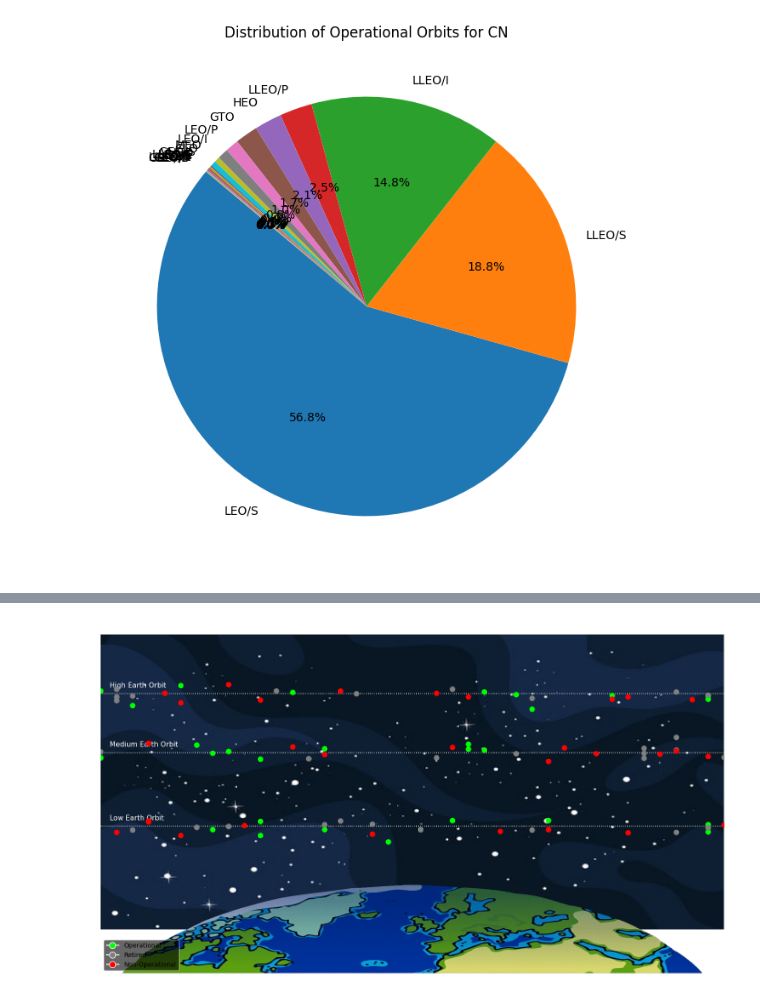
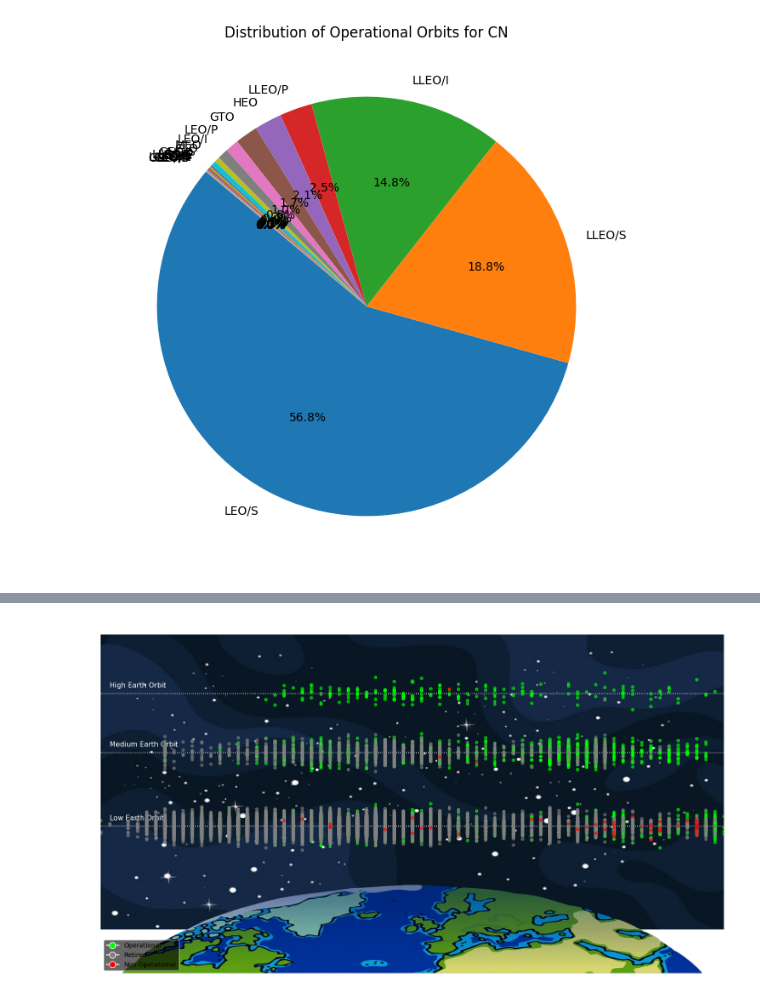
Before and after one commit to nourfahmy2003/Data-Science-project, a Jupyter notebook: ProjectFinale.ipynb, the cells around one changed output, grey strips where cells are left out. Drawn from its saved outputs; the diff is of its cells as text; code cells hidden in the pictures.

```diff
--- a/ProjectFinale.ipynb
+++ b/ProjectFinale.ipynb
@@ -183,48 +272,98 @@ plt.show()
 # %%
+import pandas as pd
 import matplotlib.pyplot as plt
 import matplotlib.image as mpimg
 import numpy as np
-import os
 
-# Load images
-space_bg = mpimg.imread("space_background.jpg")  # Must be widescreen-ish
-earth_img = mpimg.imread("earth_half.png")       # Bottom half of Earth
+# Load and clean data
+df = pd.read_csv("satcat.tsv", sep='\t', low_memory=False)
+df = df.dropna(subset=["Perigee", "Apogee", "LDate", "Status"])
 
-# Setup
+df["Perigee"] = pd.to_numeric(df["Perigee"], errors="coerce")
+df["Apogee"] = pd.to_numeric(df["Apogee"], errors="coerce")
+df["LaunchYear"] = pd.to_datetime(df["LDate"], errors="coerce").dt.year
+df = df.dropna(subset=["LaunchYear"])
+df["AvgOrbit"] = (df["Perigee"] + df["Apogee"]) / 2
+
+def classify_orbit(alt):
+    if alt < 2000:
+        return "Low Earth Orbit"
+    elif alt < 35786:
+        return "Medium Earth Orbit"
+    else:
+        return "High Earth Orbit"
+
+df["OrbitType"] = df["AvgOrbit"].apply(classify_orbit)
+
+def clean_status(s):
+    if not isinstance(s, str):
+        return "Unknown"
+    s = s.strip().upper()
+    if s in ['O', 'AO', 'OX']: return "Operational"
+    elif s in ['R', 'AR', 'R?']: return "Retired"
+    elif s in ['D', 'DK', 'DSO', 'DSA']: return "Deorbited"
+    elif s in ['E', 'ERR']: return "Destroyed"
+    elif s in ['L', 'L?']: return "Lost"
+    elif s in ['N', 'C', 'TFR']: return "Non-Operational"
+    elif s in ['REL', 'ATT', 'EVA DP']: return "Deployed"
+    elif s in ['GRP']: return "Grouped"
+    elif s in ['-']: return "Unknown"
+    else: return "Other"
+
+df["StatusClean"] = df["Status"].apply(clean_status)
+
+# --- Filter for only RU, USA, CHN (with optional SU merge)
+merge_su_ru = True
+df["State"] = df["State"].str.strip()
+if merge_su_ru:
+    df["State"] = df["State"].replace({"SU": "RU"})
+
+df_filtered = df[df["State"].isin(["USA", "CHN", "RU"])]
+
+# Show counts
+print("Filtered Countries (USA, China, Russia):")
+print(df_filtered["State"].value_counts())
+print()
+
+print("Top 5 Countries by Satellite Count:")
+print(df["State"].value_counts().head(5))
+print()
+
+# --- Visualization ---
+space_bg = mpimg.imread("space_background.jpg")
+earth_img = mpimg.imread("earth_half.png")
+
 fig, ax = plt.subplots(figsize=(14, 8))
-
-# Display starry background
 ax.imshow(space_bg, extent=[1957, 2025, 0, 10], aspect='auto')
-
-# Place Earth at the bottom
 ax.imshow(earth_img, extent=[1957, 2025, -1.5, 1.5], aspect='auto', zorder=3)
 
-# Orbit Bands
+# Orbit bands
 orbits = {
     'Low Earth Orbit': 3.5,
     'Medium Earth Orbit': 6,
     'High Earth Orbit': 8
 }
 for name, y in orbits.items():
-    ax.hlines(y, xmin=1957, xmax=2025, color='white', linestyle='dotted', linewidth=1.2)
+    ax.hlines(y, 1957, 2025, color='white', linestyle='dotted', linewidth=1.2)
     ax.text(1958, y + 0.2, name, color='white', fontsize=11)
 
-# Generate random satellite positions (for illustration)
-np.random.seed(42)
-years = np.linspace(1957, 2025, 40)
+# Satellite scatter
 sat_types = ['Operational', 'Retired', 'Non-Operational']
 colors = {'Operational': 'lime', 'Retired': 'grey', 'Non-Operational': 'red'}
 
 for orbit_name, y_base in orbits.items():
+    orbit_df = df_filtered[df_filtered["OrbitType"] == orbit_name]
     for sat_type in sat_types:
-        x_vals = np.random.choice(years, 10)
-        y_vals = y_base + np.random.normal(0, 0.2, size=10)
-        ax.scatter(x_vals, y_vals, color=colors[sat_type], s=60, label=sat_type if orbit_name == 'Low Earth Orbit' else "", zorder=4)
+        sat_df = orbit_df[orbit_df["StatusClean"] == sat_type]
+        x_vals = sat_df["LaunchYear"].values
+        y_vals = y_base + np.random.normal(0, 0.2, size=len(sat_df))
+        ax.scatter(x_vals, y_vals, color=colors[sat_type], s=20, alpha=0.6,
+                   label=sat_type if orbit_name == 'Low Earth Orbit' else "", zorder=4)
 
 # Decorations
 ax.set_xlim(1957, 2025)
 ax.set_ylim(-1.5, 10)
-ax.set_title("Satellites in Orbit Over Time", color='white', fontsize=16)
+ax.set_title("Satellites in Orbit Over Time (USA, China, Russia)", color='white', fontsize=16)
 ax.axis('off')
 
 # Custom Legend
@@ -242 +394 @@ plt.show()
-[figure, old version]
+[figure, new version]
```
Also changed, not shown: parts of 12 cells of this notebook, 1 other file.
